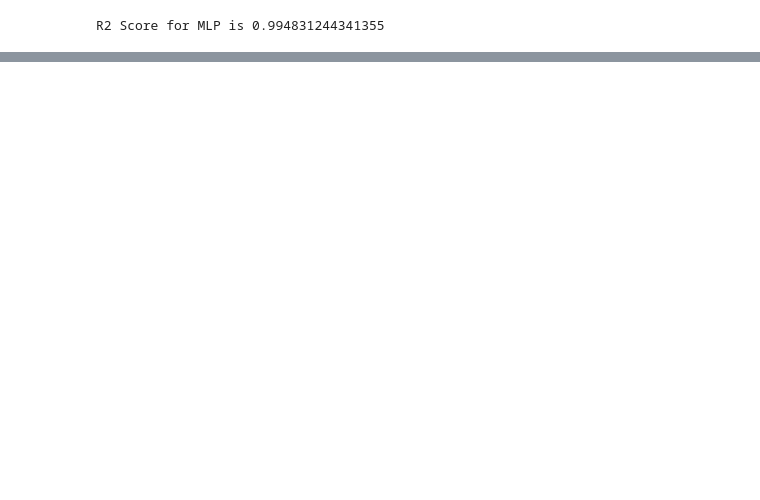
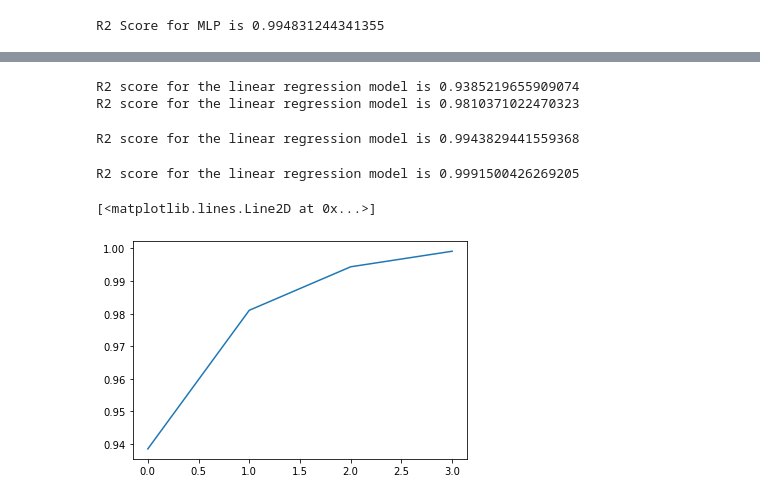
Before and after one commit to sivaprasad2000/CadenceRegressorEW2, a Jupyter notebook: model.ipynb, the cells around one changed output, grey strips where cells are left out. Saved outputs shown, nothing was run; the diff lists cells and outputs as text; code cells hidden in the pictures; blank space fills up the shorter version.

```diff
--- a/model.ipynb
+++ b/model.ipynb
@@ -170,0 +211,18 @@ R2 Score for MLP is 0.994831244341355
+# %%
+scores = []
+for depth in [2,4,6,8]:
+    regr = RandomForestRegressor(max_depth=depth, random_state=0)
+    regr.fit(X_train, Y_train)
+    pred = regr.predict(X_test)
+    scores.append(r2_score(Y_test, pred))
+    print(f"R2 score for the linear regression model is {r2_score(Y_test, pred)}")
+# %% [output]
+R2 score for the linear regression model is 0.9385219655909074
+R2 score for the linear regression model is 0.9810371022470323
+R2 score for the linear regression model is 0.9943829441559368
+R2 score for the linear regression model is 0.9991500426269205
+# %%
+plt.plot(scores)
+# %% [output]
+[<matplotlib.lines.Line2D at 0x...>]
+[figure, added]
```
Also changed, not shown: parts of 11 cells of this notebook.
